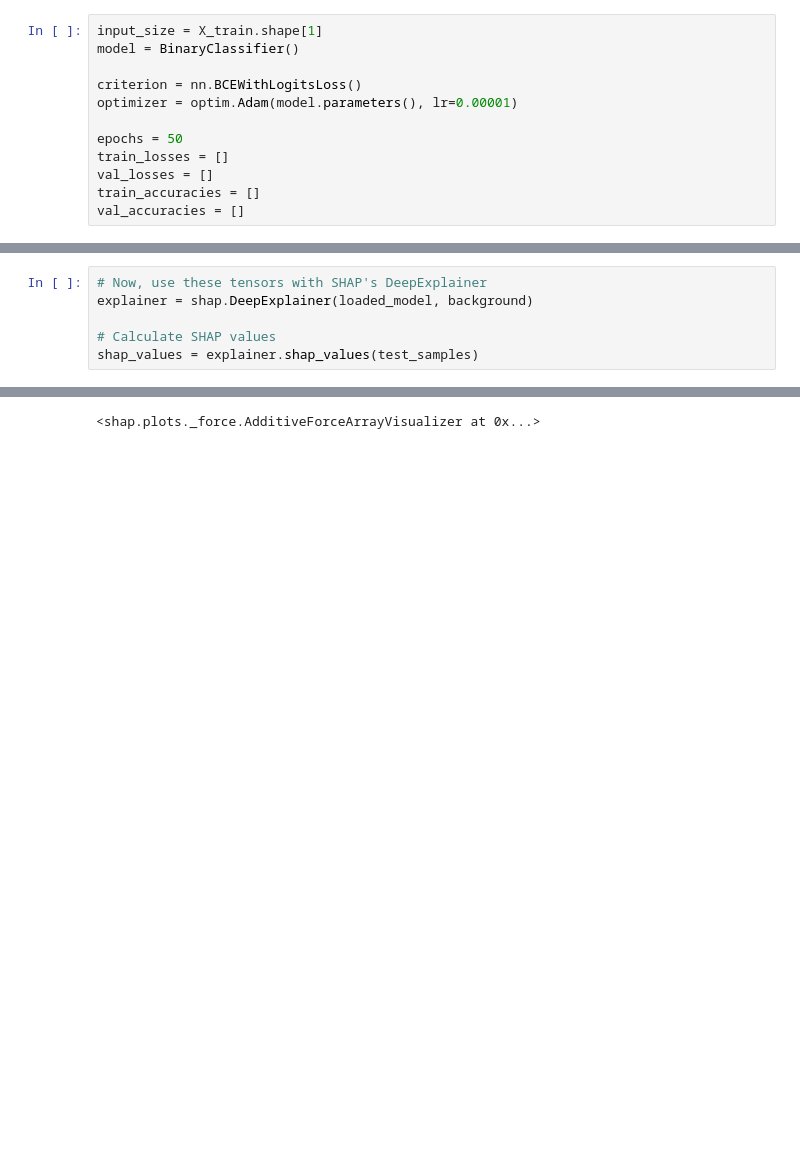
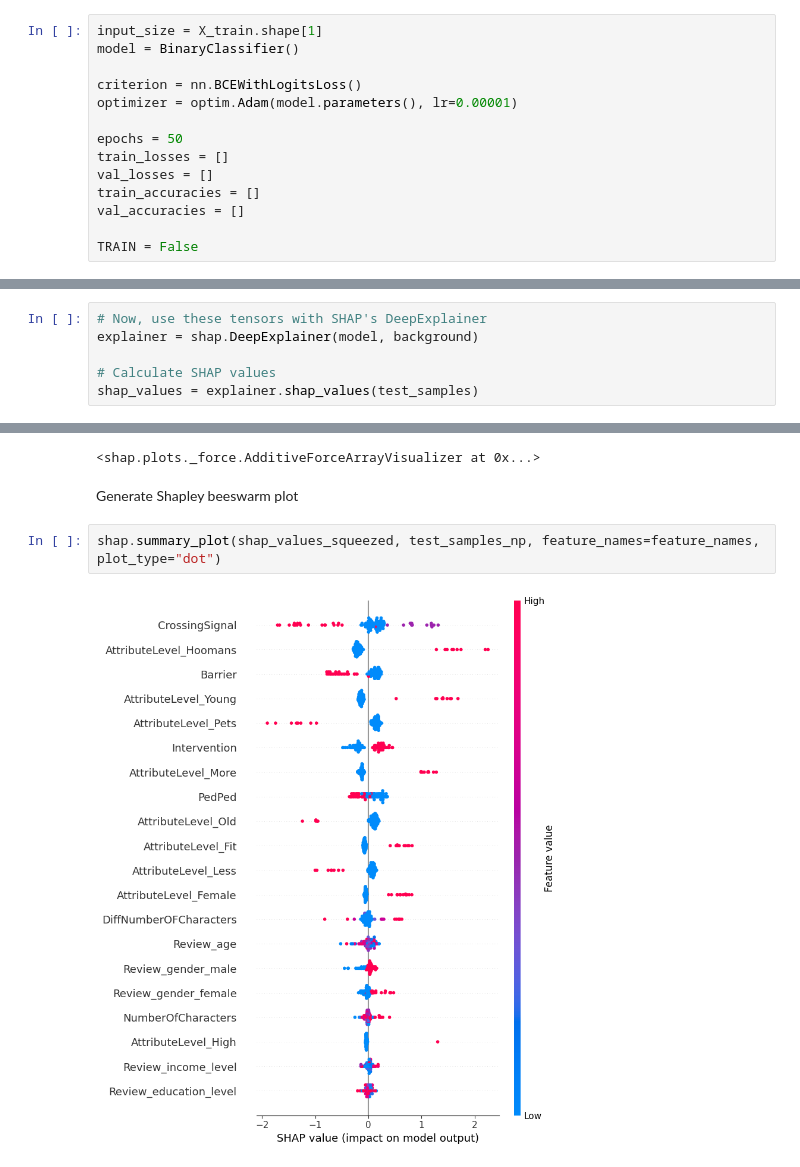
Before and after one commit to elizabethhli/cog403_project, a Jupyter notebook: neural_network.ipynb, the cells around one changed output, grey strips where cells are left out. Cells and saved outputs as stored; diff of their text form; blank space fills up the shorter version.

```diff
--- a/neural_network.ipynb
+++ b/neural_network.ipynb
@@ -253,6 +254,8 @@ train_losses = []
 val_losses = []
 train_accuracies = []
 val_accuracies = []
+
+TRAIN = False
 # %% [markdown]
 Training loop
 # %%
@@ -387,7 +366,7 @@ indices = torch.randperm(len(X_train))[:100]   # randomly sample test images for
 test_samples = X_train[indices]
 # %%
 # Now, use these tensors with SHAP's DeepExplainer
-explainer = shap.DeepExplainer(loaded_model, background)
+explainer = shap.DeepExplainer(model, background)
 
 # Calculate SHAP values
 shap_values = explainer.shap_values(test_samples)
@@ -410,3 +391,9 @@ test_samples_np.shape: (100, 25)
 ['Intervention', 'PedPed', 'Barrier', 'CrossingSignal', 'NumberOfCharacters', 'DiffNumberOFCharacters', 'Review_age', 'Review_political', 'Review_religious', 'Review_education_level', 'Review_income_l ...
 [interactive output not drawn]
 <shap.plots._force.AdditiveForceArrayVisualizer at 0x...>
+# %% [markdown]
+Generate Shapley beeswarm plot
+# %%
+shap.summary_plot(shap_values_squeezed, test_samples_np, feature_names=feature_names, plot_type="dot")
+# %% [output]
+[figure, added]
```
Also changed, not shown: parts of 21 cells of this notebook.
